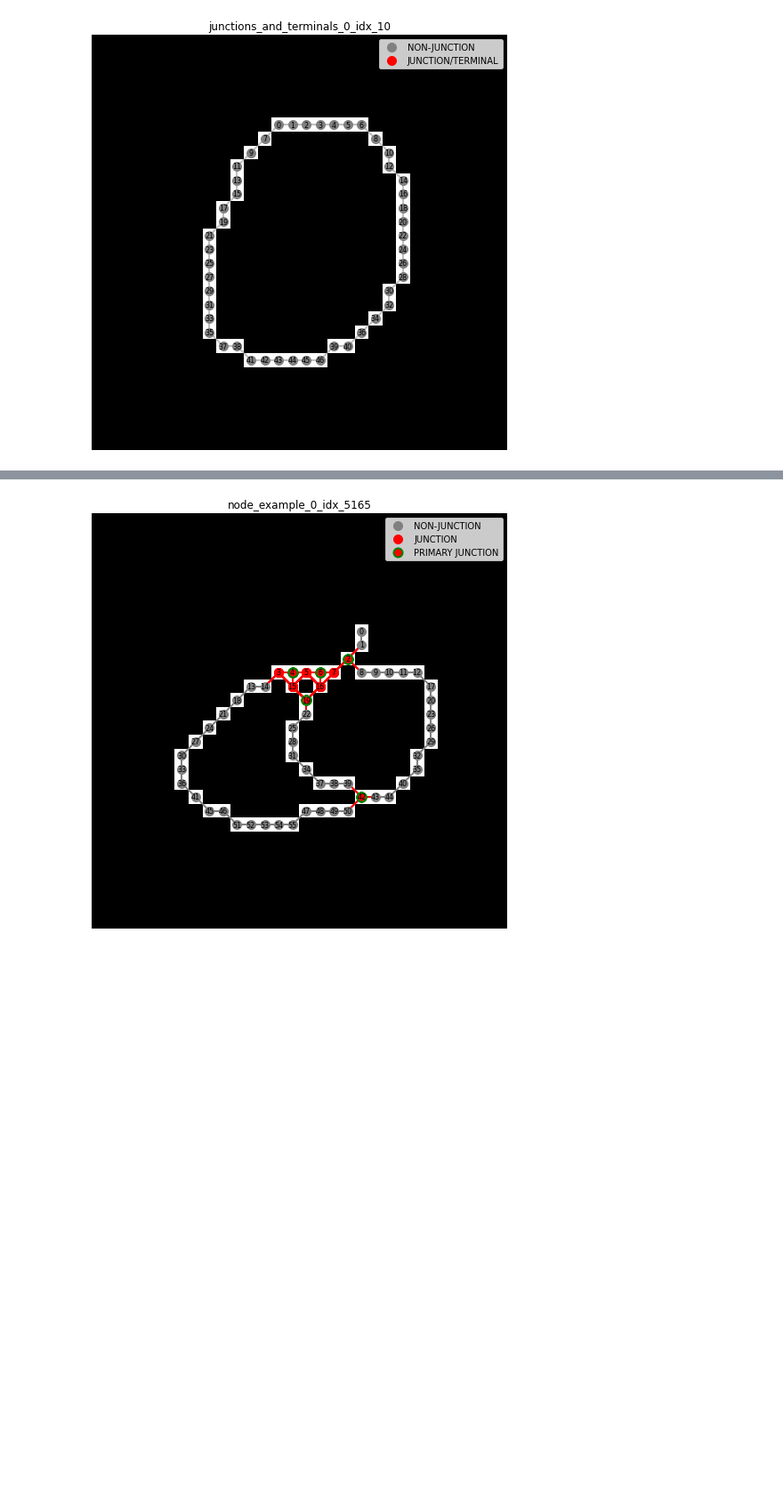
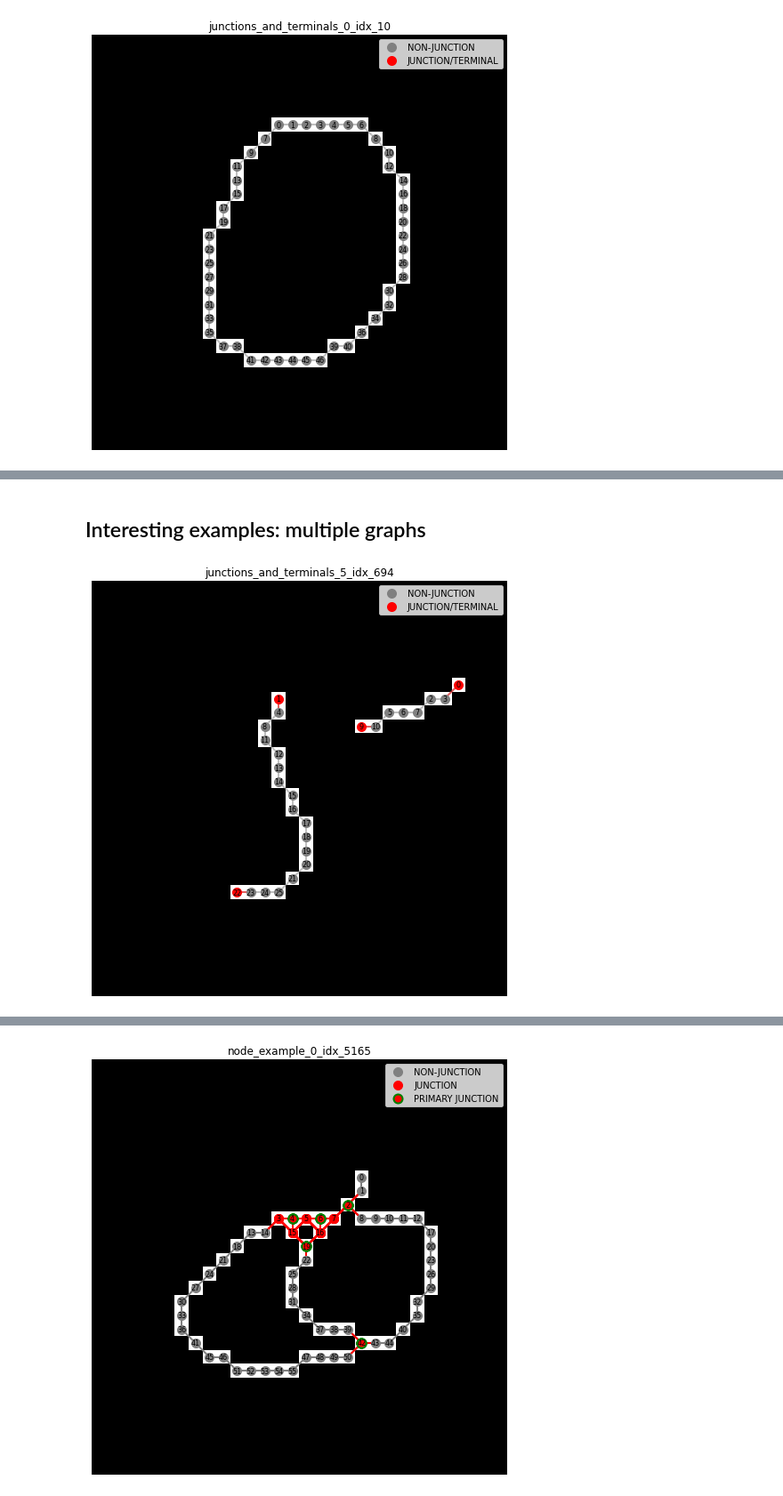
Before and after one commit to GeoAIR-lab/TGGLinesPlus, a Jupyter notebook: notebooks/2_path_segmentation.ipynb, the cells around one changed output, grey strips where cells are left out. Shown: that part at 89% size. Cells and saved outputs as stored; diff of their text form; code cells hidden in the pictures; blank space fills up the shorter version.

```diff
--- a/notebooks/2_path_segmentation.ipynb
+++ b/notebooks/2_path_segmentation.ipynb
@@ -144,3 +321,12 @@ plot_graph_paths(result_dict, label, idx)
+# %% [markdown]
+## Interesting examples: multiple graphs
+# %%
+idx = 694
+label = mnist_labels[idx]
+result_dict = result_dict_list[idx]
+plot_junctions_and_terminals(result_dict, label, idx)
+# %% [output]
+[figure, added]
 # %% [markdown]
 ## Other interesting examples
 
```
Also changed, not shown: parts of 13 cells of this notebook, 2 other files.
